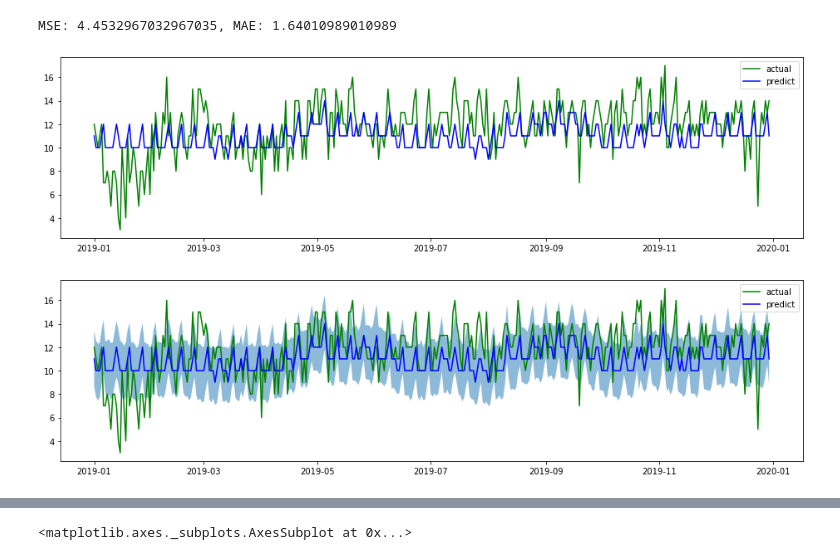
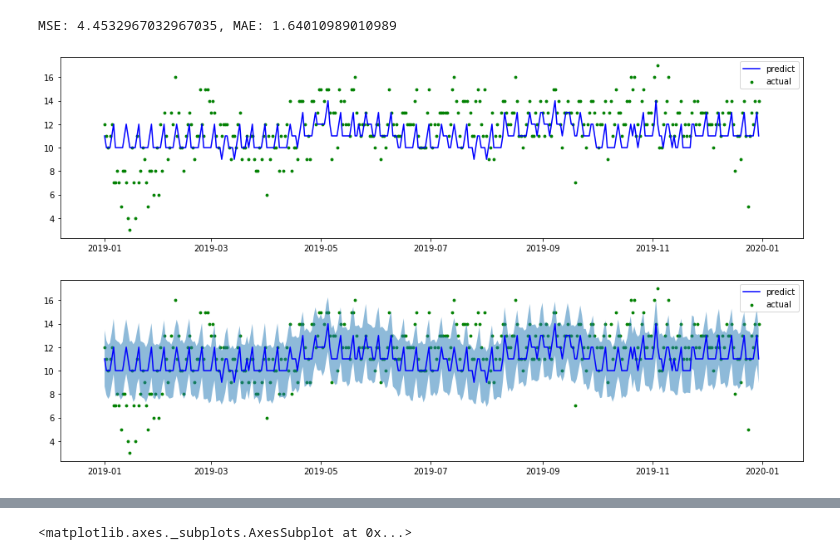
Before and after one commit to Kazuya-Minakuchi/qiita, a Jupyter notebook: dereste_analysis/open2ch/03_predict_daily_prophet.ipynb, the cells around one changed output, grey strips where cells are left out. Cells and saved outputs as stored; diff of their text form; code cells hidden in the pictures.

```diff
--- a/dereste_analysis/open2ch/03_predict_daily_prophet.ipynb
+++ b/dereste_analysis/open2ch/03_predict_daily_prophet.ipynb
@@ -409,21 +409,21 @@ print(f'MSE: {mse}, MAE: {mae}')
 MSE: 4.4532967032967035, MAE: 1.64010989010989
 # %%
 fig, ax = plt.subplots(figsize=(16, 4))
-ax.plot(df_actual_pred['ds'], df_actual_pred['y'], label='actual', c='g')
+ax.scatter(df_actual_pred['ds'], df_actual_pred['y'], label='actual', c='g', s=8)
 ax.plot(df_actual_pred['ds'], df_actual_pred['yhat'], label='predict', c='b')
 ax.legend()
 plt.show()
 # %% [output]
-[figure, old version]
+[figure, new version]
 # %%
 fig, ax = plt.subplots(figsize=(16, 4))
-ax.plot(df_actual_pred['ds'], df_actual_pred['y'], label='actual', c='g')
+ax.scatter(df_actual_pred['ds'], df_actual_pred['y'], label='actual', c='g', s=8)
 ax.plot(df_actual_pred['ds'], df_actual_pred['yhat'], label='predict', c='b')
 ax.fill_between(df_actual_pred['ds'], df_actual_pred['yhat_lower'], df_actual_pred['yhat_upper'], alpha=0.5)
 ax.legend()
 plt.show()
 # %% [output]
-[figure, old version]
+[figure, new version]
 # %%
 df_actual_pred['diff'] = df_actual_pred['yhat'] - df_actual_pred['y']
 df_actual_pred.head()
```
Also changed, not shown: parts of 13 cells of this notebook.
